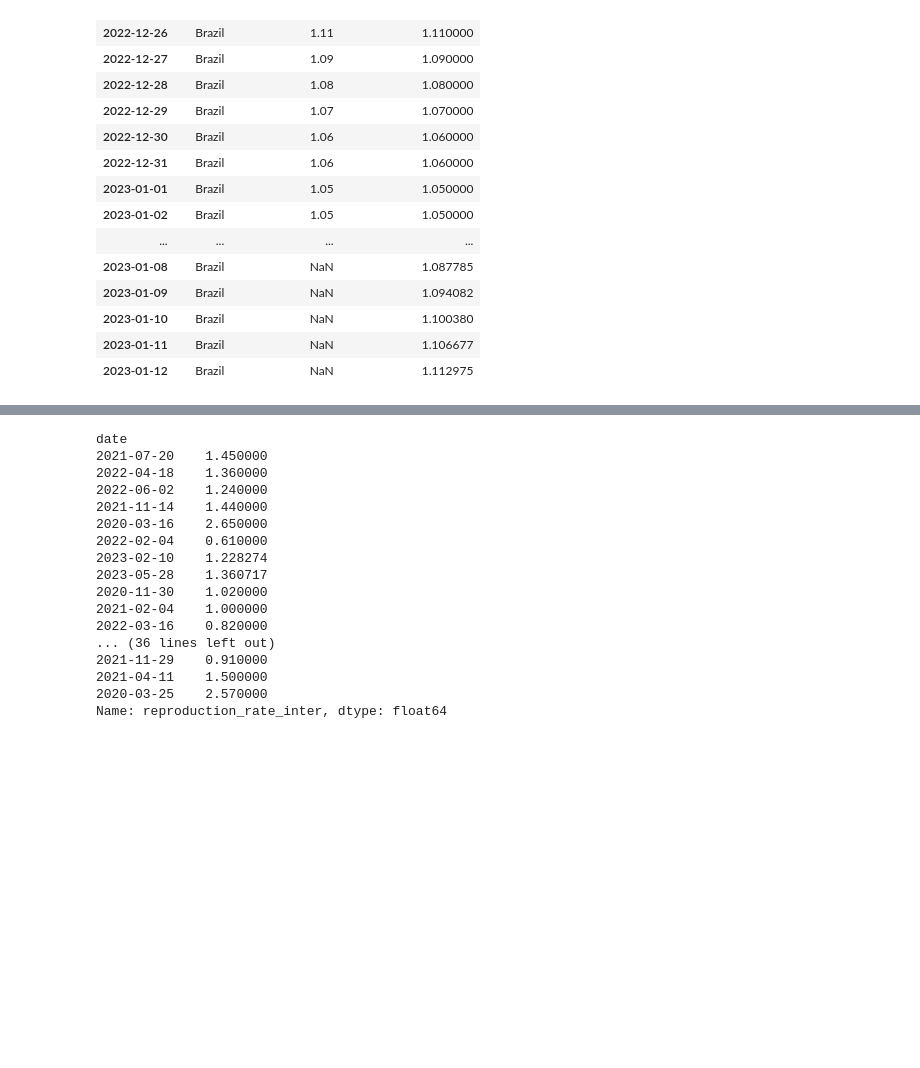
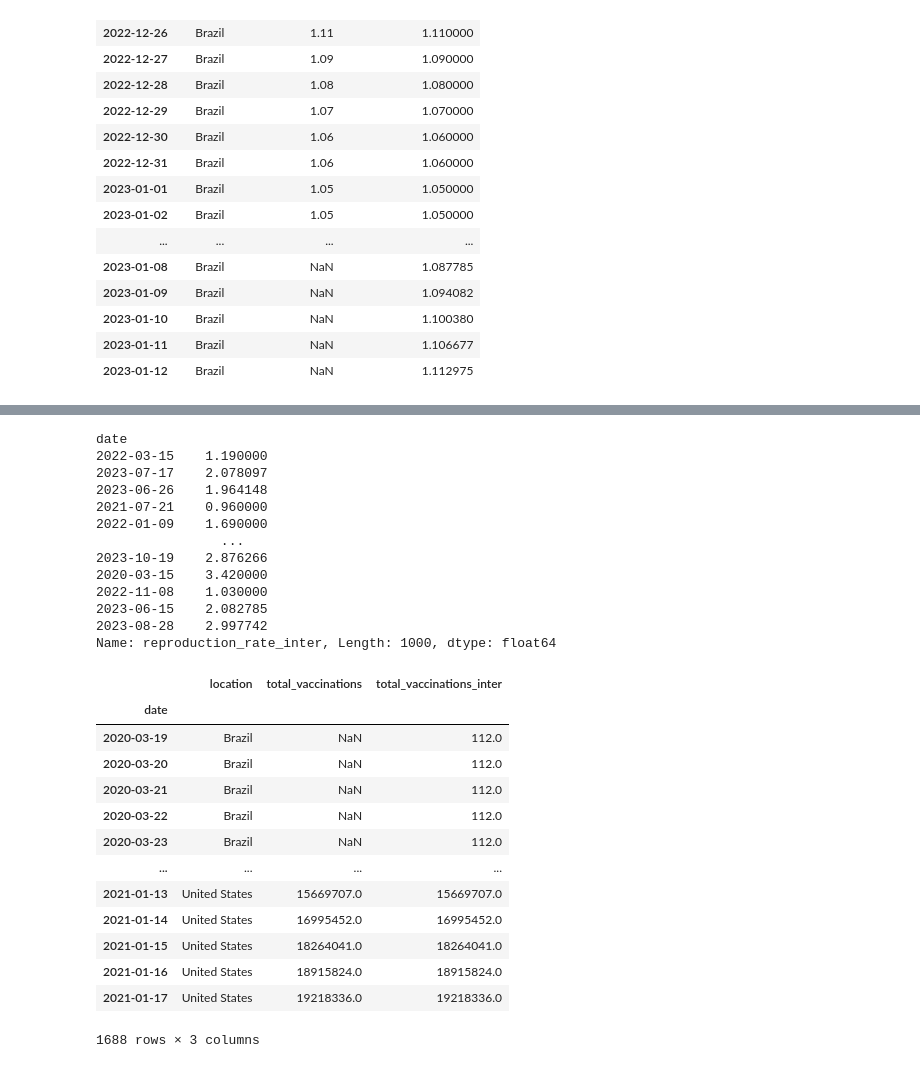
Before and after one commit to awildt01/Covid19-Datenvisualisierung, a Jupyter notebook: Analyse_und_Visualization_covid19.ipynb, the cells around one changed output, grey strips where cells are left out. Cells and saved outputs as stored; diff of their text form; code cells hidden in the pictures; blank space fills up the shorter version.

```diff
--- a/Analyse_und_Visualization_covid19.ipynb
+++ b/Analyse_und_Visualization_covid19.ipynb
@@ -494,9 +494,8 @@ df_clean.drop(columns=['weekly_icu_admissions_per_million',
                         'tests_units',
                         'new_vaccinations',
                         'total_vaccinations_per_hundred',
-                        'total_vaccinations',
                         'new_vaccinations_smoothed',
-                        'new_vaccinations_smoothed_per_million'],axis =1,inplace=True)
+                        'new_vaccinations_smoothed_per_million','new_people_vaccinated_smoothed'],axis =1,inplace=True)
 
 
 df_clean.drop(columns=["excess_mortality_cumulative_per_million",
@@ -606,15 +604,11 @@ Vamos usar a interpolação para encontrar valores das colunas "reproduction_rat
 # %%
 df_clean.set_index('date',inplace=True)
 
-#professors.loc[professors.Country == 'usofa', 'Country' ] = 'usa'
+df_clean['reproduction_rate_inter'] = df_clean['reproduction_rate'].interpolate(method='linear',axis =0,).ffill().bfill()
+df_clean['total_vaccinations_inter'] = df_clean['total_vaccinations'].interpolate(method='linear',axis =0,).ffill().bfill()
+df_clean[['location','reproduction_rate','reproduction_rate_inter']].iloc[1009:3000].head(20)
 
-# dr = df_clean[['location','reproduction_rate']].iloc[1010 : 6000].head(20)
-
-df_clean['reproduction_rate_inter'] = df_clean['reproduction_rate'].interpolate(method='linear',axis =0).ffill().bfill()
-
-df_clean[['location','reproduction_rate','reproduction_rate_inter']].iloc[1009:4000].head(20)
-
-#df_clean[['location','reproduction_rate','reproduction_rate_inter']].iloc[1087:3080].head(150)
+# df_clean[['location','reproduction_rate','reproduction_rate_inter']].iloc[1009:3000].head(20)
 # %% [output]
 |  | location | reproduction_rate | reproduction_rate_inter |
 | date |  |  |  |
@@ -778,20 +714,16 @@ df_clean['2023-01-01':'2023-01-31'][['location','reproduction_rate_inter']].head
 # %%
-df_clean['reproduction_rate_inter'].sample(50)
+df_clean['reproduction_rate_inter'].sample(1000)
 # %% [output]
 date
-2021-07-20    1.450000
-2022-04-18    1.360000
-2022-06-02    1.240000
-2021-11-14    1.440000
-2020-03-16    2.650000
-2022-02-04    0.610000
-2023-02-10    1.228274
-2023-05-28    1.360717
-2020-11-30    1.020000
-2021-02-04    1.000000
-2022-03-16    0.820000
-... (36 lines left out)
-2021-11-29    0.910000
-2021-04-11    1.500000
-2020-03-25    2.570000
-Name: reproduction_rate_inter, dtype: float64
+2022-03-15    1.190000
+2023-07-17    2.078097
+2023-06-26    1.964148
+2021-07-21    0.960000
+2022-01-09    1.690000
+                ...
+2023-10-19    2.876266
+2020-03-15    3.420000
+2022-11-08    1.030000
+2023-06-15    2.082785
+2023-08-28    2.997742
+Name: reproduction_rate_inter, Length: 1000, dtype: float64
@@ -797,0 +734,17 @@ Name: reproduction_rate_inter, dtype: float64
+# %%
+df_clean['2020-01-03':'2021-01-17'][['location','total_vaccinations','total_vaccinations_inter']]
+# %% [output]
+|  | location | total_vaccinations | total_vaccinations_inter |
+| date |  |  |  |
+| 2020-03-19 | Brazil | NaN | 112.0 |
+| 2020-03-20 | Brazil | NaN | 112.0 |
+| 2020-03-21 | Brazil | NaN | 112.0 |
+| 2020-03-22 | Brazil | NaN | 112.0 |
+| 2020-03-23 | Brazil | NaN | 112.0 |
+| ... | ... | ... | ... |
+| 2021-01-13 | United States | 15669707.0 | 15669707.0 |
+| 2021-01-14 | United States | 16995452.0 | 16995452.0 |
+| 2021-01-15 | United States | 18264041.0 | 18264041.0 |
+| 2021-01-16 | United States | 18915824.0 | 18915824.0 |
+| 2021-01-17 | United States | 19218336.0 | 19218336.0 |
+1688 rows × 3 columns
```
Also changed, not shown: parts of 27 cells of this notebook.
